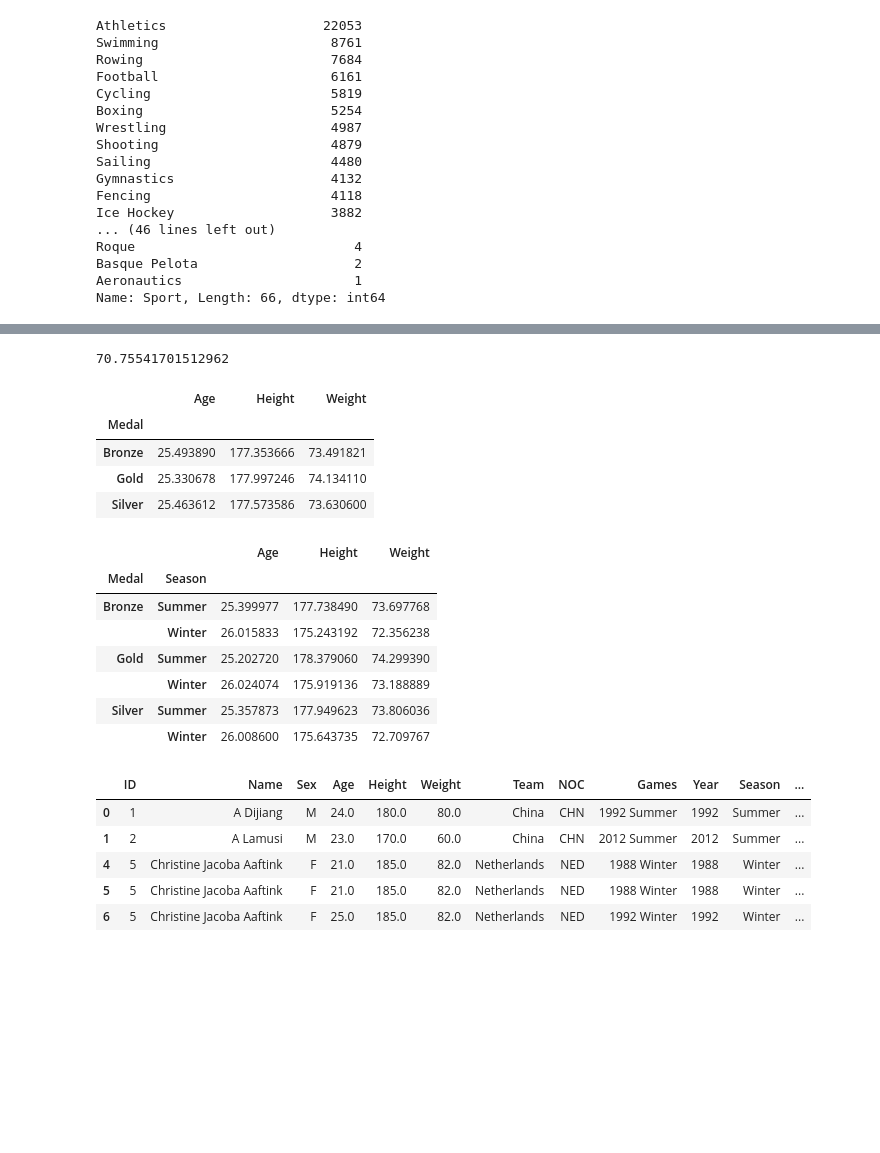
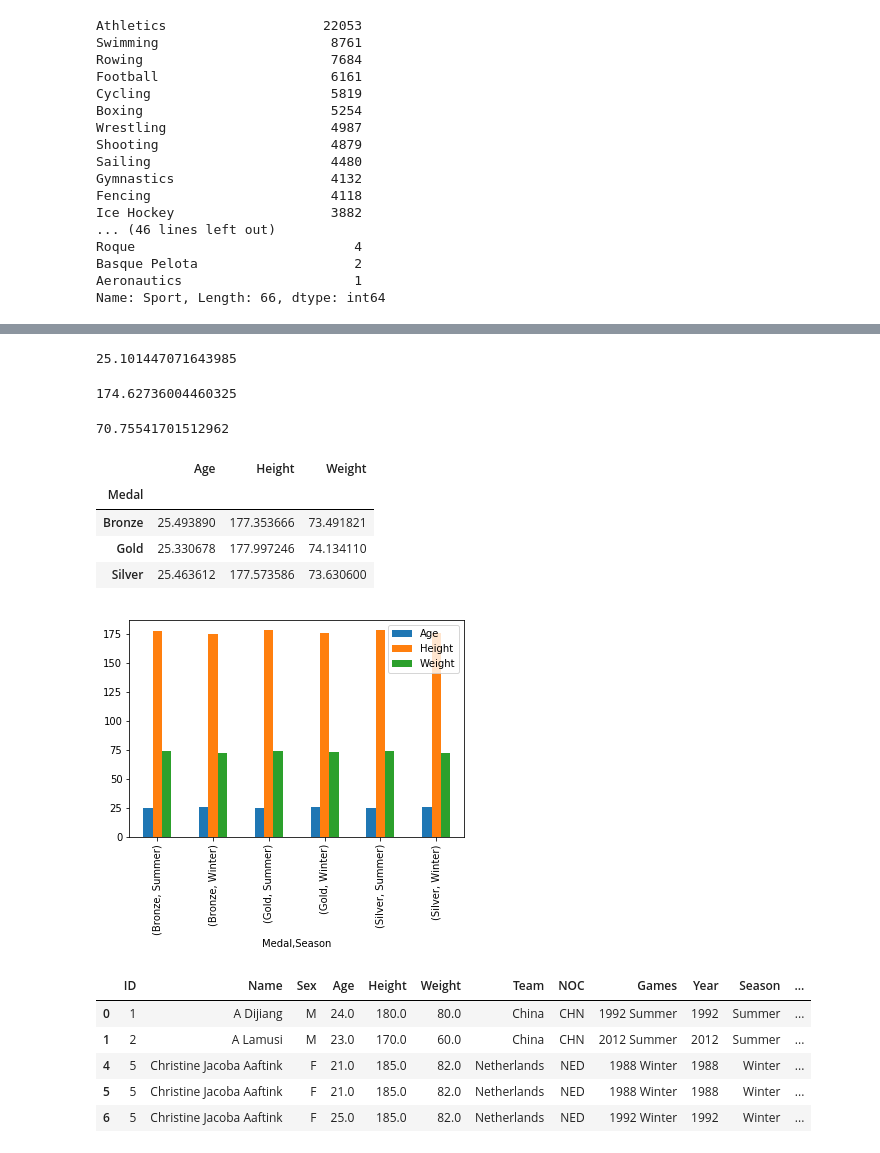
Before and after one commit to cvkrawcz/Data-Anlytics-Programming-Final-Project, a Jupyter notebook: Final Python Project.ipynb, the cells around one changed output, grey strips where cells are left out. Cells and saved outputs as stored; diff of their text form; code cells hidden in the pictures; blank space fills up the shorter version.

```diff
--- a/Final Python Project.ipynb
+++ b/Final Python Project.ipynb
@@ -99,10 +107,13 @@ athlete_summer['Weight'].mean()
 # %%
+mask2=athlete_s['Season'] == 'Winter'
 athlete_winter=athlete_s[mask2]
-athlete_winter['Age'].mean()
-athlete_winter['Height'].mean()
-athlete_winter['Weight'].mean()
+display(athlete_winter['Age'].mean())
+display(athlete_winter['Height'].mean())
+display(athlete_winter['Weight'].mean())
 # %% [output]
-70.75541701512962
+25.101447071643985
+174.62736004460325
+70.75541701512962
 # %%
 medal_winner=df[['Name','Age','Height','Weight','Games','Event','Medal']].drop_duplicates().dropna()
 medal_winner.groupby(['Medal'])['Age','Height','Weight'].mean()
@@ -118,17 +129,10 @@ country_hac=country_hac.groupby(['Medal','Sex'])['Age','Height','Weight'].mean()
 country_hac=country_hac.reset_index()
 # %%
 season_hac=df[['Sex','Age','NOC','Height','Weight','Games','Season','Event','Medal']].drop_duplicates().dropna()
-season_hac=season_hac.groupby(['Medal','Season'])['Age','Height','Weight'].mean()
-season_hac
+season_hac=season_hac.groupby(['Medal','Season'])['Age','Height','Weight'].mean().plot(kind='bar')
+#season_hac
 # %% [output]
-|  |  | Age | Height | Weight |
-| Medal | Season |  |  |  |
-| Bronze | Summer | 25.399977 | 177.738490 | 73.697768 |
-|  | Winter | 26.015833 | 175.243192 | 72.356238 |
-| Gold | Summer | 25.202720 | 178.379060 | 74.299390 |
-|  | Winter | 26.024074 | 175.919136 | 73.188889 |
-| Silver | Summer | 25.357873 | 177.949623 | 73.806036 |
-|  | Winter | 26.008600 | 175.643735 | 72.709767 |
+[figure, added]
 # %%
 age_height = df
 age_height.dropna(subset = ['Age','Height','Weight'],inplace=True)
```
Also changed, not shown: parts of 34 cells of this notebook.
